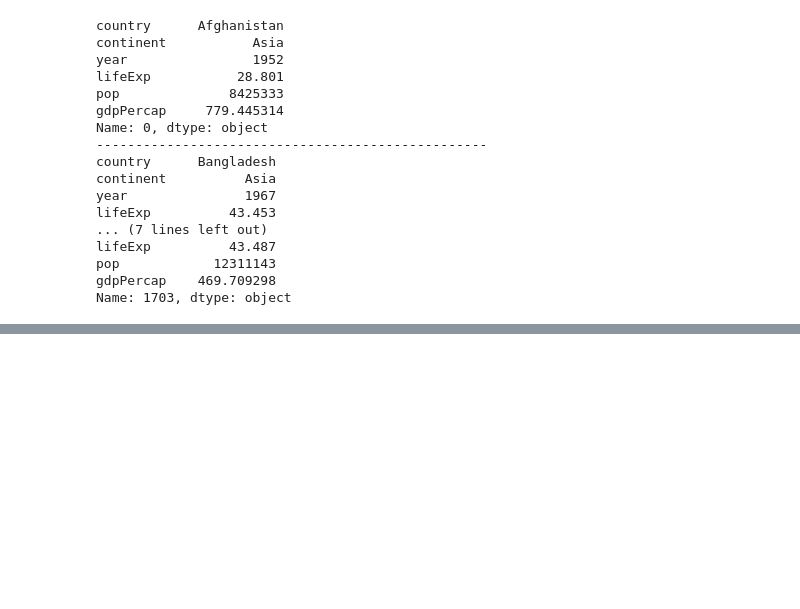
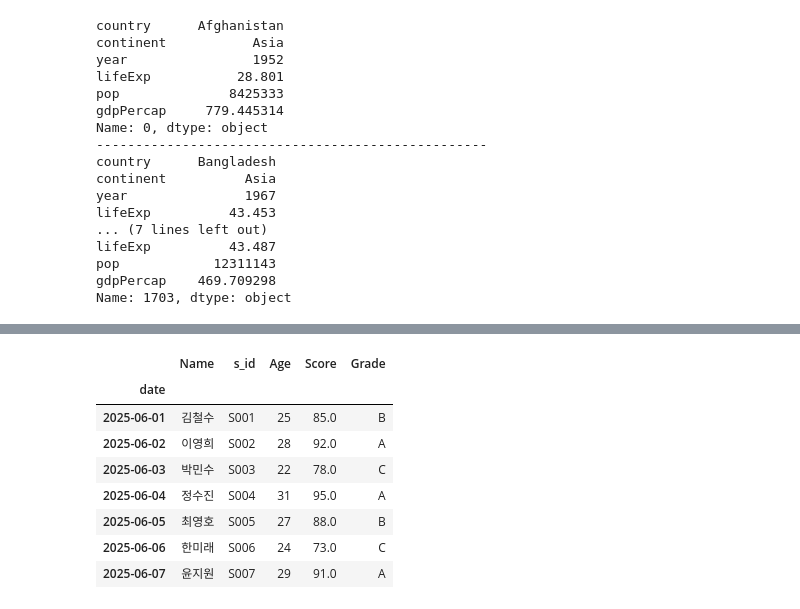
Before and after one commit to sjun4040/hipython_rep, a Jupyter notebook: 14.판다스.ipynb, the cells around one changed output, grey strips where cells are left out. Saved outputs shown, nothing was run; the diff lists cells and outputs as text; code cells hidden in the pictures; blank space fills up the shorter version.

```diff
--- a/14.판다스.ipynb
+++ b/14.판다스.ipynb
@@ -407,0 +671,13 @@ Name: 1703, dtype: object
+# %%
+df_date = df.set_index('date')
+df_date
+# %% [output]
+|  | Name | s_id | Age | Score | Grade |
+| date |  |  |  |  |  |
+| 2025-06-01 | 김철수 | S001 | 25 | 85.0 | B |
+| 2025-06-02 | 이영희 | S002 | 28 | 92.0 | A |
+| 2025-06-03 | 박민수 | S003 | 22 | 78.0 | C |
+| 2025-06-04 | 정수진 | S004 | 31 | 95.0 | A |
+| 2025-06-05 | 최영호 | S005 | 27 | 88.0 | B |
+| 2025-06-06 | 한미래 | S006 | 24 | 73.0 | C |
+| 2025-06-07 | 윤지원 | S007 | 29 | 91.0 | A |
```
Also changed, not shown: parts of 34 cells of this notebook, 3 other files.
